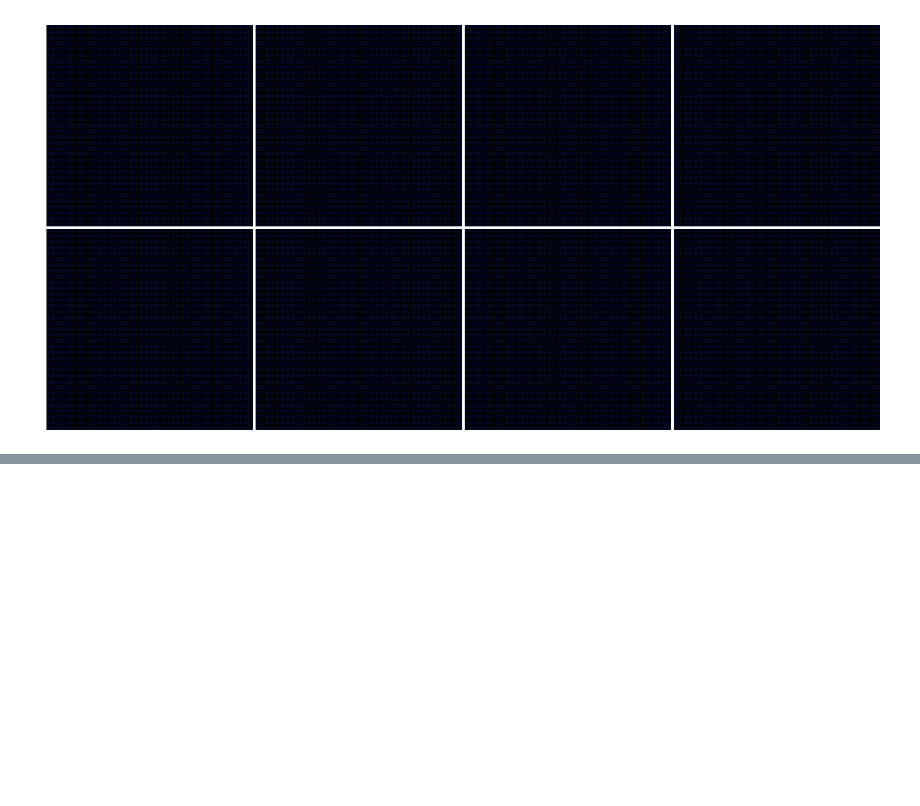
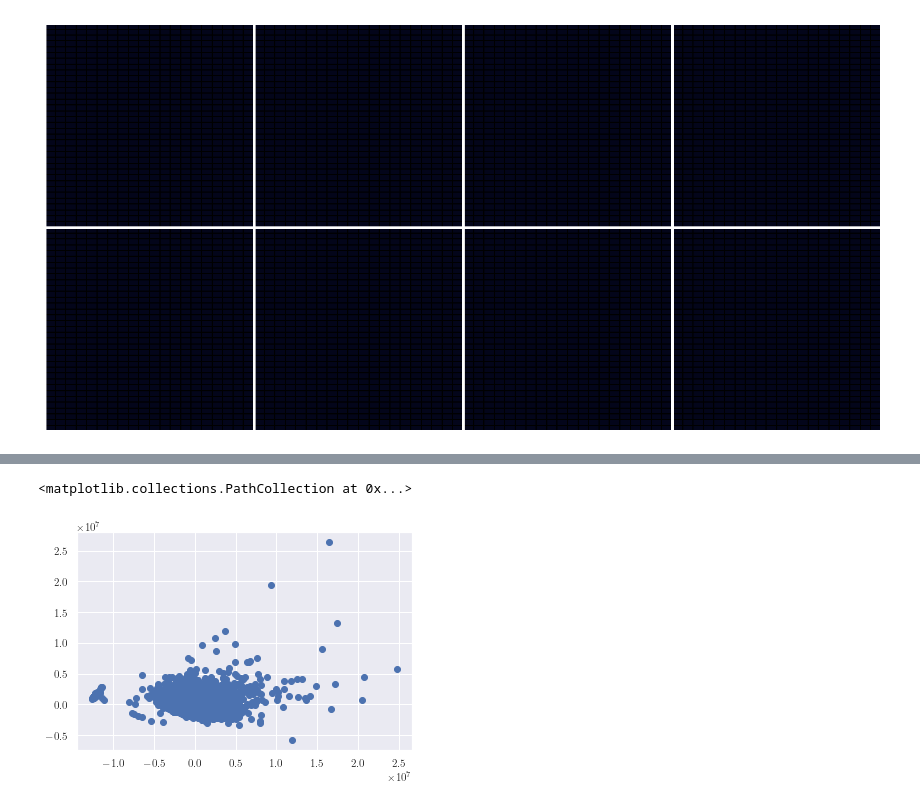
Before and after one commit to unique-subedi/microenvironment-microarrays, a Jupyter notebook: 604_project1_yash.ipynb, the cells around one changed output, grey strips where cells are left out. Saved outputs shown, nothing was run; the diff lists cells and outputs as text; code cells hidden in the pictures; blank space fills up the shorter version.

```diff
--- a/604_project1_yash.ipynb
+++ b/604_project1_yash.ipynb
@@ -194,0 +226,7 @@ populate_property_minmax("thresh_count")
+# %%
+pca = PCA(n_components=2)
+components = pca.fit_transform(feature_cols)
+plt.scatter(components[:,0], components[:,1])
+# %% [output]
+<matplotlib.collections.PathCollection at 0x...>
+[figure, added]
```
Also changed, not shown: parts of 4 cells of this notebook.
